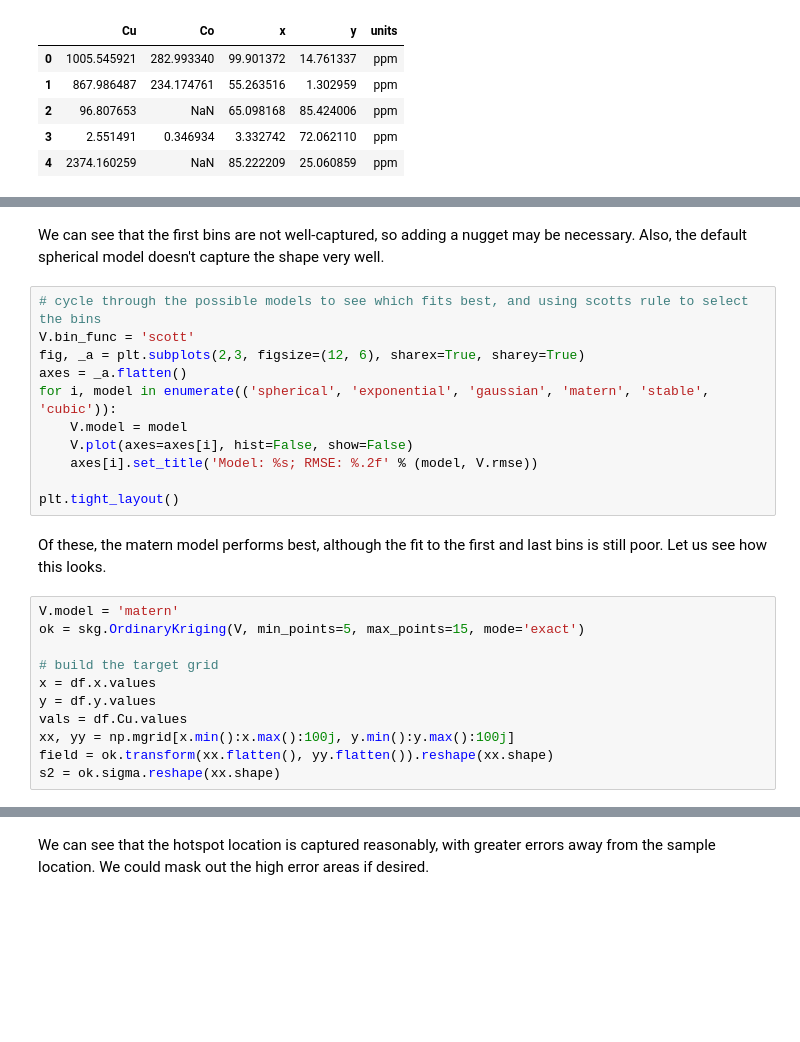
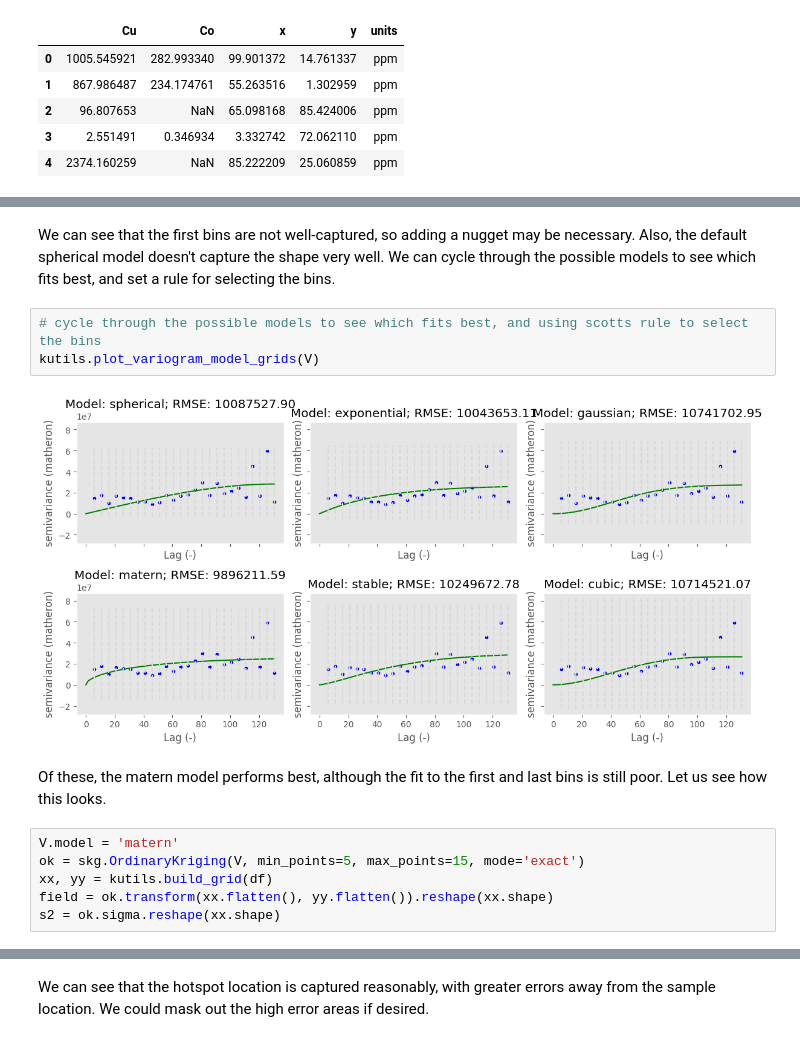
Before and after one commit to ninakilham/kobold-takehome, a Jupyter notebook: notebooks/soil_geochem.ipynb, the cells around one changed output, grey strips where cells are left out. Saved outputs shown, nothing was run; the diff lists cells and outputs as text; blank space fills up the shorter version.

```diff
--- a/notebooks/soil_geochem.ipynb
+++ b/notebooks/soil_geochem.ipynb
@@ -69,26 +77,15 @@ fig = V.plot(show=False)
 # %% [markdown]
-We can see that the first bins are not well-captured, so adding a nugget may be necessary. Also, the default spherical model doesn't capture the shape very well.
+We can see that the first bins are not well-captured, so adding a nugget may be necessary. Also, the default spherical model doesn't capture the shape very well. We can cycle through the possible models to see which fits best, and set a rule for selecting the bins.
-# %%
-# cycle through the possible models to see which fits best, and using scotts rule to select the bins
-V.bin_func = 'scott'
-fig, _a = plt.subplots(2,3, figsize=(12, 6), sharex=True, sharey=True)
-axes = _a.flatten()
-for i, model in enumerate(('spherical', 'exponential', 'gaussian', 'matern', 'stable', 'cubic')):
-    V.model = model
-    V.plot(axes=axes[i], hist=False, show=False)
-    axes[i].set_title('Model: %s; RMSE: %.2f' % (model, V.rmse))
-
-plt.tight_layout()
+# %%
+# cycle through the possible models to see which fits best, and using scotts rule to select the bins
+kutils.plot_variogram_model_grids(V)
+# %% [output]
+[figure, added]
 # %% [markdown]
 Of these, the matern model performs best, although the fit to the first and last bins is still poor. Let us see how this looks.
 # %%
 V.model = 'matern'
 ok = skg.OrdinaryKriging(V, min_points=5, max_points=15, mode='exact')
-
-# build the target grid
-x = df.x.values
-y = df.y.values
-vals = df.Cu.values
-xx, yy = np.mgrid[x.min():x.max():100j, y.min():y.max():100j]
+xx, yy = kutils.build_grid(df)
 field = ok.transform(xx.flatten(), yy.flatten()).reshape(xx.shape)
 s2 = ok.sigma.reshape(xx.shape)
```
Also changed, not shown: parts of 19 cells of this notebook, 2 other files.
